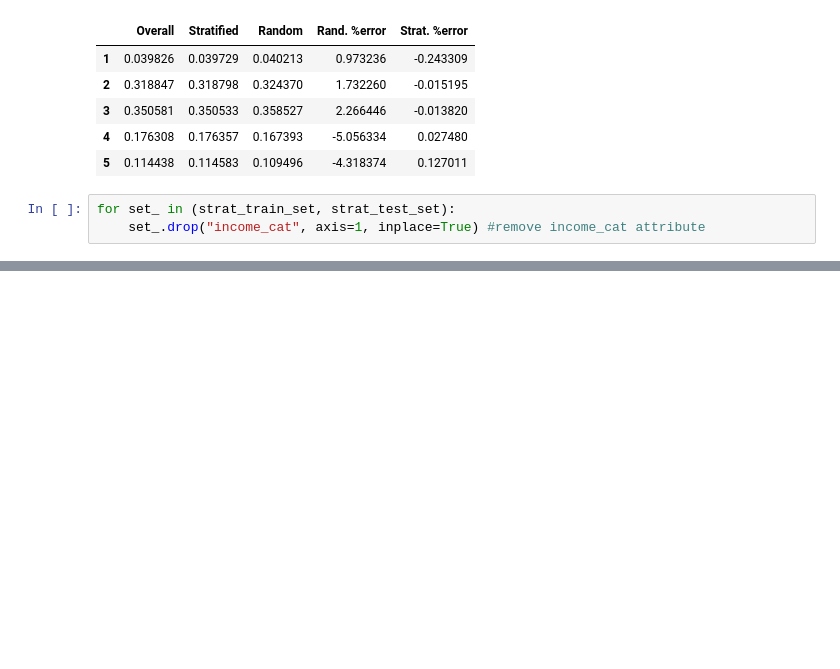
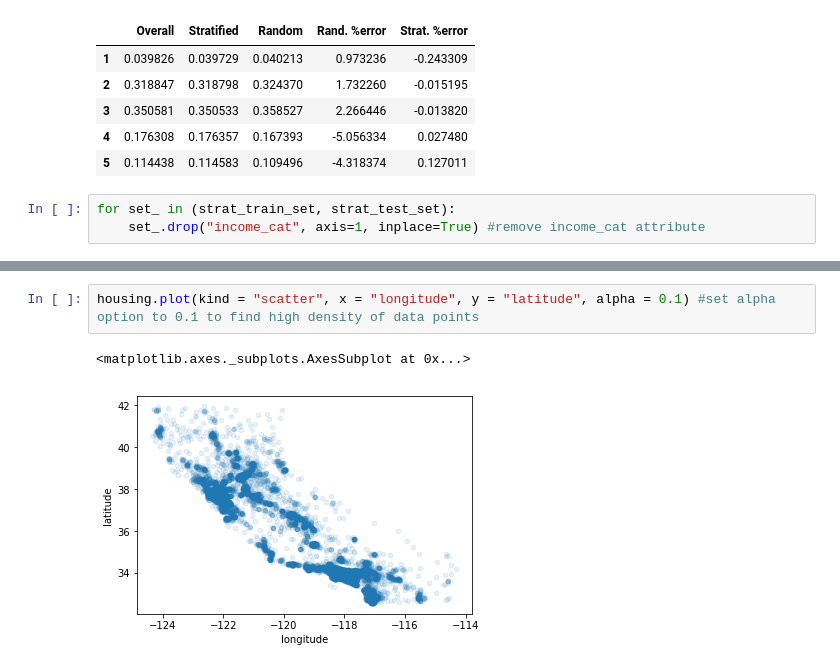
Before and after one commit to nagendraputhane/End-to-End-Machine-Learning-Project, a Jupyter notebook: Housing.ipynb, the cells around one changed output, grey strips where cells are left out. Saved outputs shown, nothing was run; the diff lists cells and outputs as text; blank space fills up the shorter version.

```diff
--- a/Housing.ipynb
+++ b/Housing.ipynb
@@ -188,0 +202,5 @@ for set_ in (strat_train_set, strat_test_set):
+# %%
+housing.plot(kind = "scatter", x = "longitude", y = "latitude", alpha = 0.1) #set alpha option to 0.1 to find high density of data points
+# %% [output]
+<matplotlib.axes._subplots.AxesSubplot at 0x...>
+[figure, added]
```
Also changed, not shown: parts of 12 cells of this notebook.
